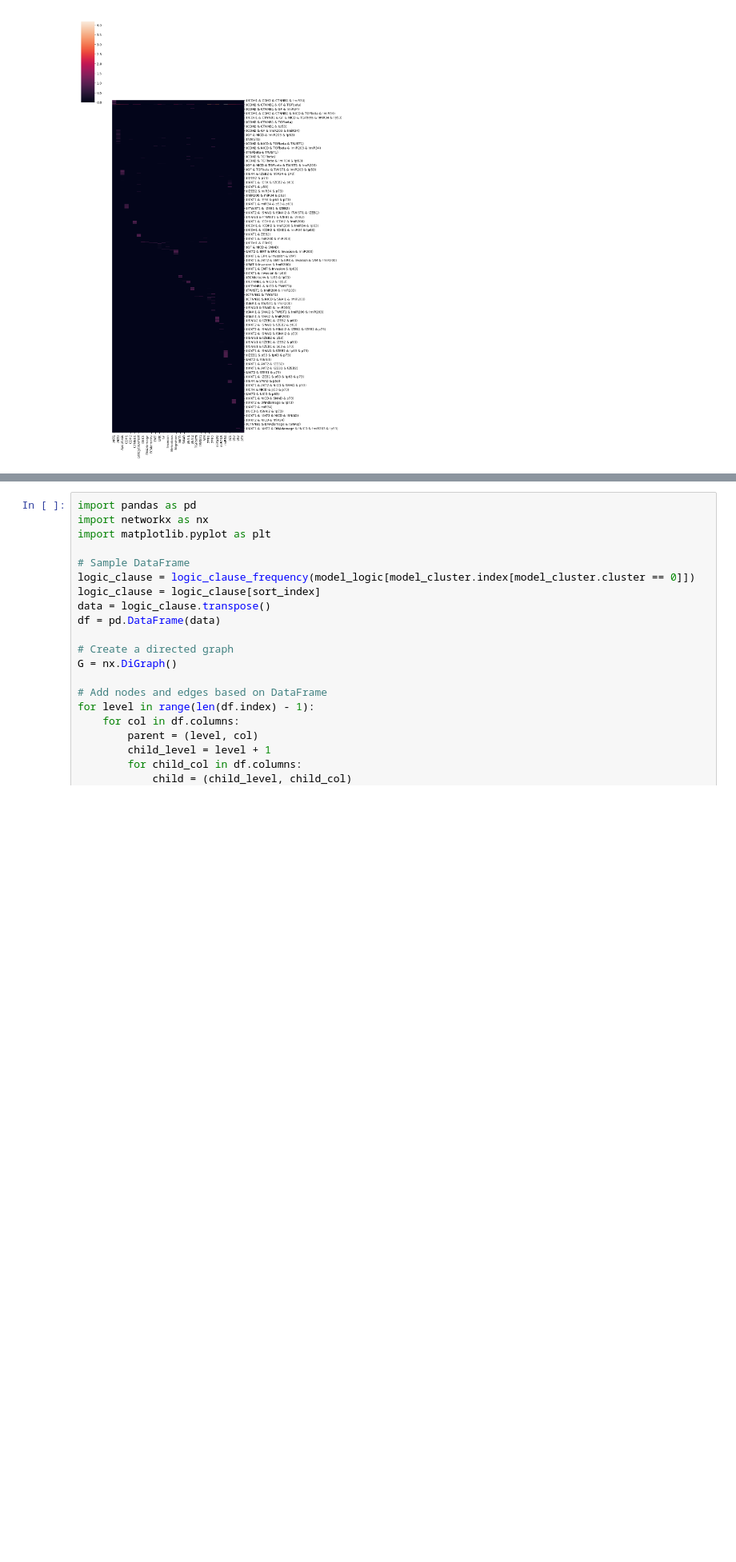
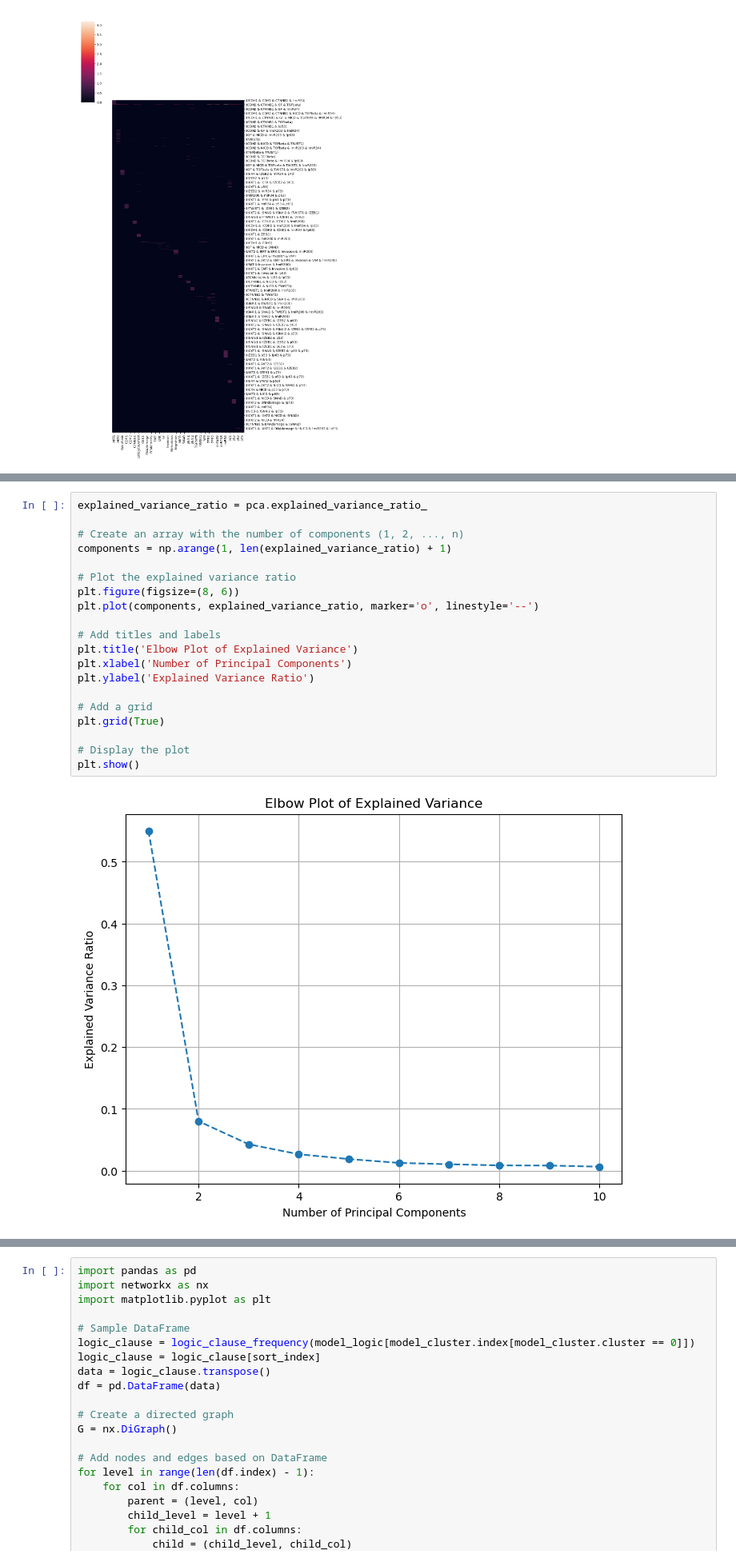
Before and after one commit to sysbio-curie/AstroLogics, a Jupyter notebook: scripts/02_Trajectory_simulations/Invasion/model_comparison_v2.ipynb, the cells around one changed output, grey strips where cells are left out. Shown at 80% size. Saved outputs shown, nothing was run; the diff lists cells and outputs as text; blank space fills up the shorter version.

```diff
--- a/scripts/02_Trajectory_simulations/Invasion/model_comparison_v2.ipynb
+++ b/scripts/02_Trajectory_simulations/Invasion/model_comparison_v2.ipynb
@@ -197,0 +243,22 @@ plt.show()
+# %%
+explained_variance_ratio = pca.explained_variance_ratio_
+
+# Create an array with the number of components (1, 2, ..., n)
+components = np.arange(1, len(explained_variance_ratio) + 1)
+
+# Plot the explained variance ratio
+plt.figure(figsize=(8, 6))
+plt.plot(components, explained_variance_ratio, marker='o', linestyle='--')
+
+# Add titles and labels
+plt.title('Elbow Plot of Explained Variance')
+plt.xlabel('Number of Principal Components')
+plt.ylabel('Explained Variance Ratio')
+
+# Add a grid
+plt.grid(True)
+
+# Display the plot
+plt.show()
+# %% [output]
+[figure, added]
```
Also changed, not shown: parts of 21 cells of this notebook, 17 other files.
